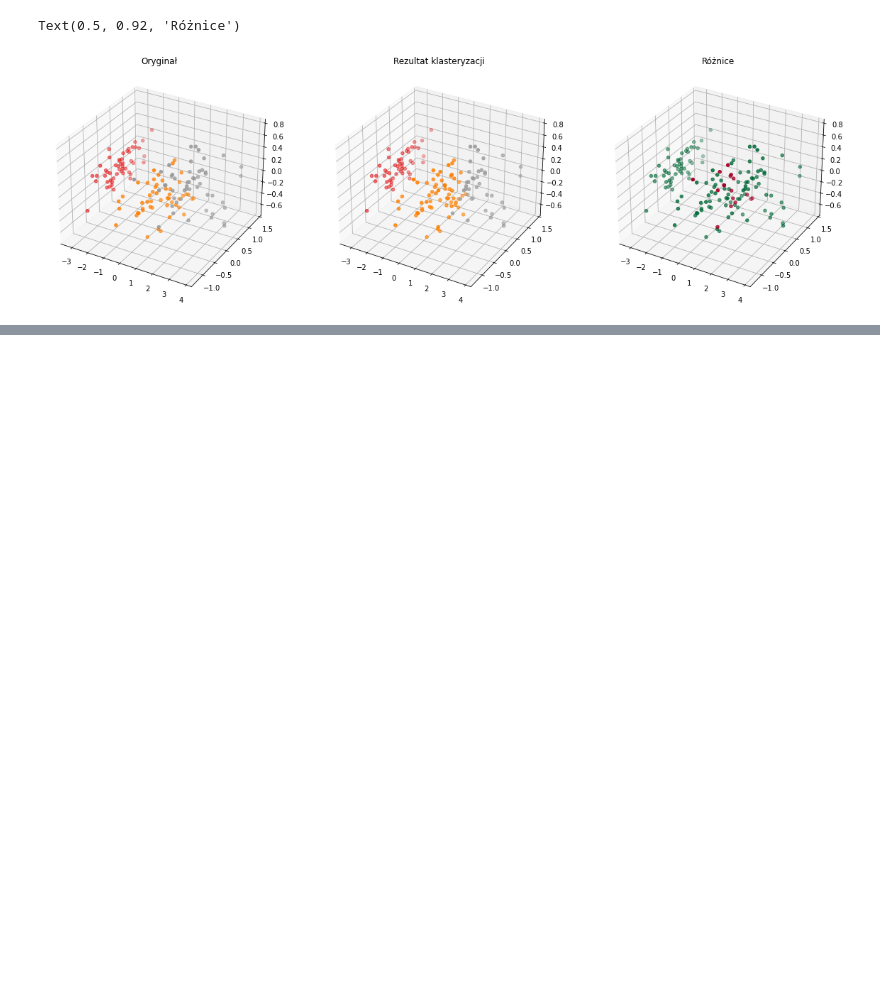
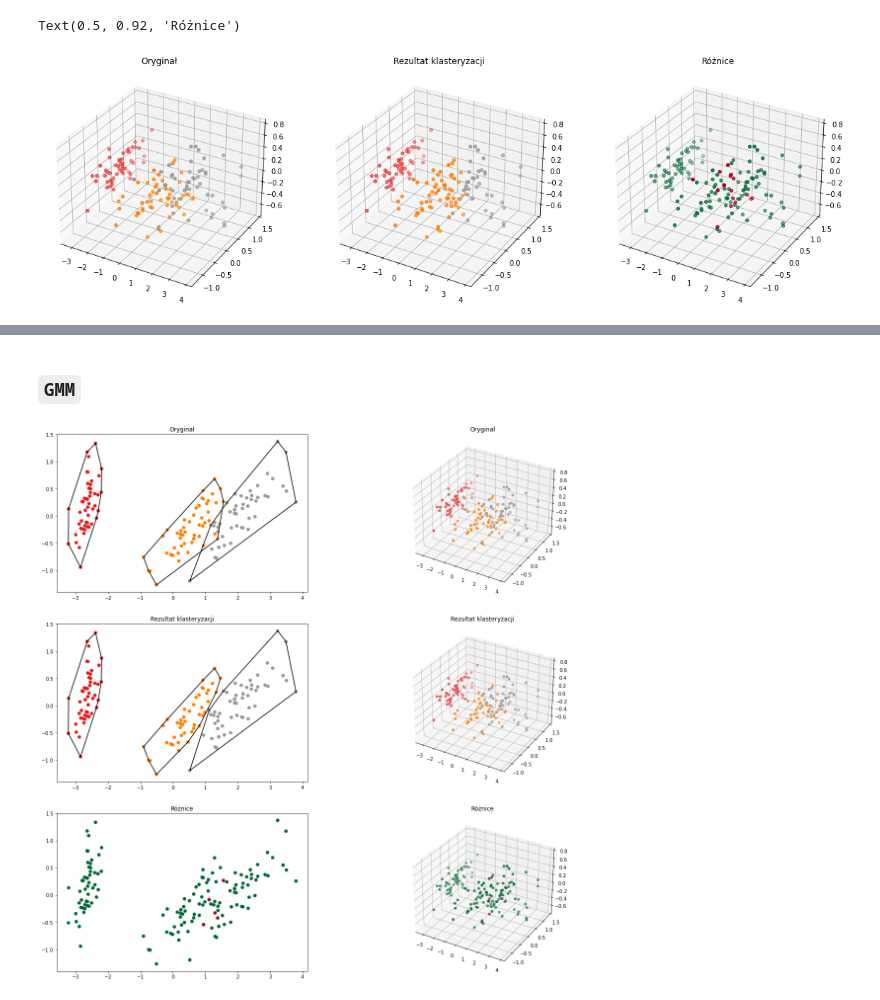
Before and after one commit to karlosos/data_mining, a Jupyter notebook: lab3/k_means.ipynb, the cells around one changed output, grey strips where cells are left out. Drawn from its saved outputs; the diff is of its cells as text; code cells hidden in the pictures; blank space fills up the shorter version.

```diff
--- a/lab3/k_means.ipynb
+++ b/lab3/k_means.ipynb
@@ -140,0 +202,15 @@ Text(0.5, 0.92, 'Różnice')
+# %% [markdown]
+### `GMM`
+# %%
+from sklearn.mixture import GaussianMixture
+
+iris = datasets.load_iris()
+X = iris.data
+Y = iris.target
+gm = GaussianMixture(n_components=3).fit(X)
+Y_pred = gm.predict(X)
+Y_pred = find_perm(3, Y, Y_pred)
+jaccard_scores["gmm_sklearn"] = jaccard_score(Y, Y_pred, average=None)
+plot_reduction(X, Y, Y_pred)
+# %% [output]
+[figure, added]
```
Also changed, not shown: parts of 17 cells of this notebook.
